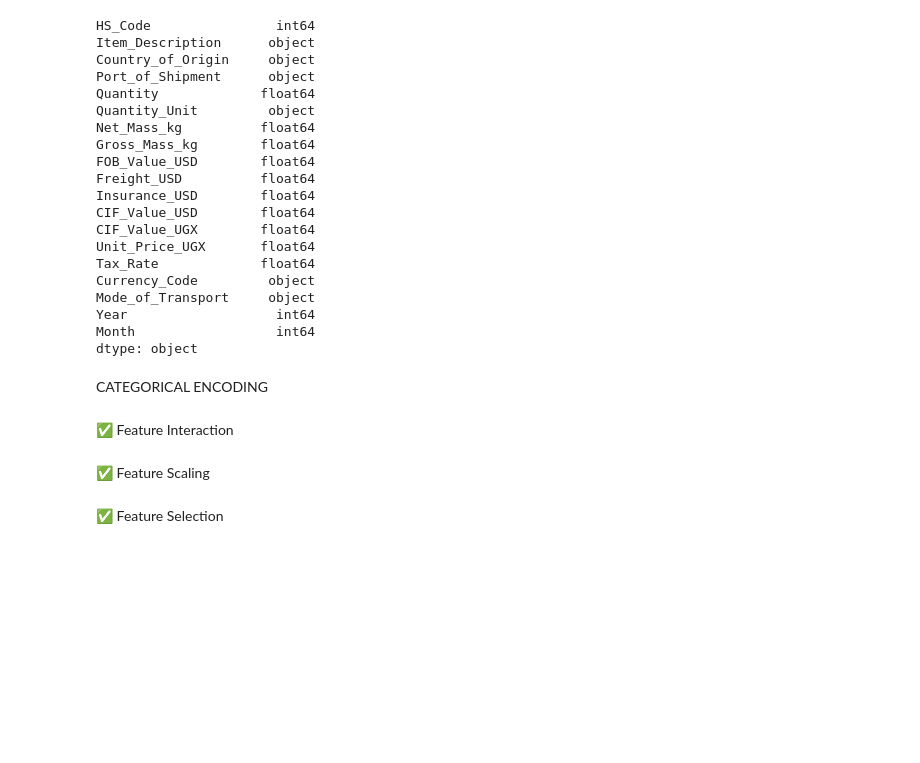
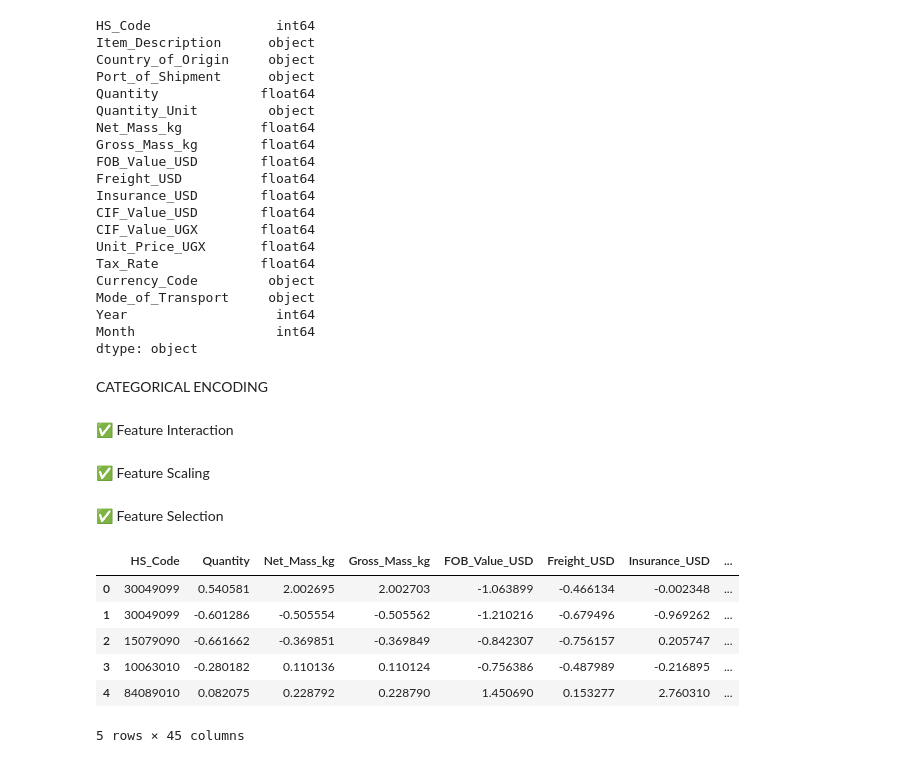
Before and after one commit to sentongo-web/MSDS, a Jupyter notebook: uganda_trade.ipynb, the cells around one changed output. Cells and saved outputs as stored; diff of their text form; code cells hidden in the pictures; blank space fills up the shorter version.

```diff
--- a/uganda_trade.ipynb
+++ b/uganda_trade.ipynb
@@ -677,3 +677,13 @@ scaler = StandardScaler()
 data_encoded[numeric_cols] = scaler.fit_transform(data_encoded[numeric_cols])
 # %% [markdown]
 ✅ Feature Selection
+# %%
+data_encoded.head()
+# %% [output]
+|  | HS_Code | Quantity | Net_Mass_kg | Gross_Mass_kg | FOB_Value_USD | Freight_USD | Insurance_USD | ... |
+| 0 | 30049099 | 0.540581 | 2.002695 | 2.002703 | -1.063899 | -0.466134 | -0.002348 | ... |
+| 1 | 30049099 | -0.601286 | -0.505554 | -0.505562 | -1.210216 | -0.679496 | -0.969262 | ... |
+| 2 | 15079090 | -0.661662 | -0.369851 | -0.369849 | -0.842307 | -0.756157 | 0.205747 | ... |
+| 3 | 10063010 | -0.280182 | 0.110136 | 0.110124 | -0.756386 | -0.487989 | -0.216895 | ... |
+| 4 | 84089010 | 0.082075 | 0.228792 | 0.228790 | 1.450690 | 0.153277 | 2.760310 | ... |
+5 rows × 45 columns
```
Also changed, not shown: parts of 3 cells of this notebook.
